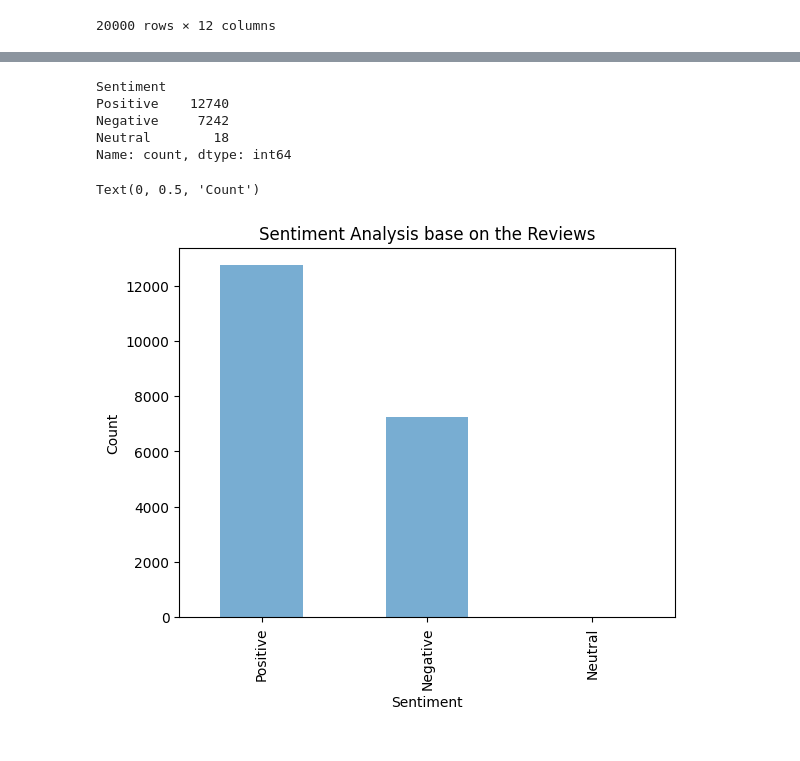
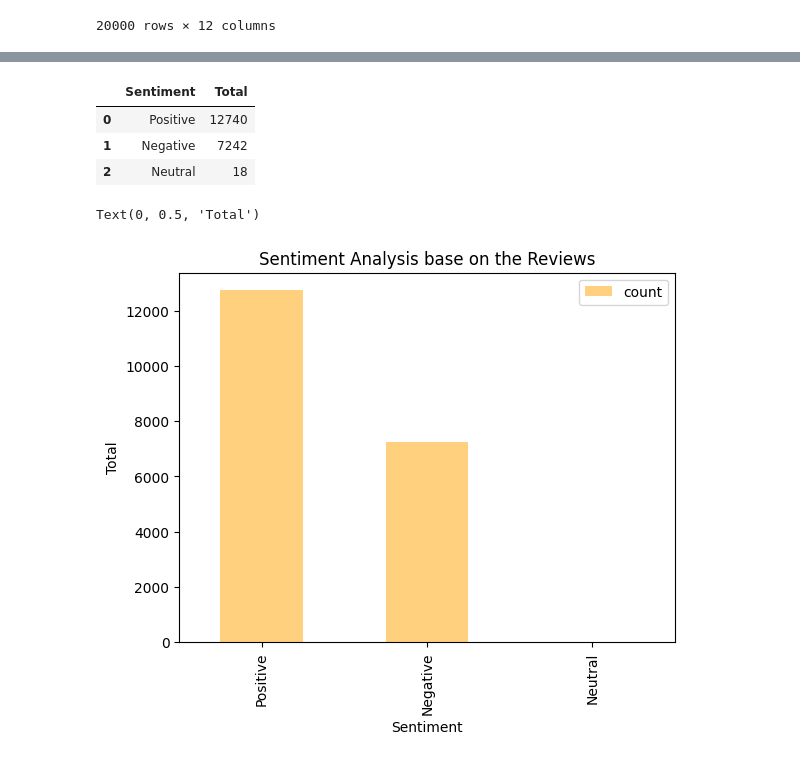
Before and after one commit to RealRinzin/Health-Care-Data-Analysis, a Jupyter notebook: 04_02 Sentiment analysis using textblob.ipynb, the cells around one changed output, grey strips where cells are left out. Cells and saved outputs as stored; diff of their text form; code cells hidden in the pictures.

```diff
--- a/04_02 Sentiment analysis using textblob.ipynb
+++ b/04_02 Sentiment analysis using textblob.ipynb
@@ -89,19 +89,20 @@ df_experience.query('Sentiment == "Positive"').head(4)
 
 sentiment_counts = df_experience['Sentiment'].value_counts()
 
-sentiment_counts
+# Counting the sentiment from the analysis
+result = pd.DataFrame(sentiment_counts)
+result.rename(columns={'count':'Total'}).reset_index()
 # %% [output]
-Sentiment
-Positive    12740
-Negative     7242
-Neutral        18
-Name: count, dtype: int64
+|  | Sentiment | Total |
+| 0 | Positive | 12740 |
+| 1 | Negative | 7242 |
+| 2 | Neutral | 18 |
 # %%
 # Visualization the data in Bar graph
-sentiment_counts.plot(kind="bar", alpha=.6)
+result.plot(kind="bar", alpha=.5,color='orange')
 plt.title('Sentiment Analysis base on the Reviews')
 plt.xlabel('Sentiment')
-plt.ylabel('Count')
+plt.ylabel('Total')
 # %% [output]
-Text(0, 0.5, 'Count')
+Text(0, 0.5, 'Total')
-[figure, old version]
+[figure, new version]
```
Also changed, not shown: parts of 4 cells of this notebook.
